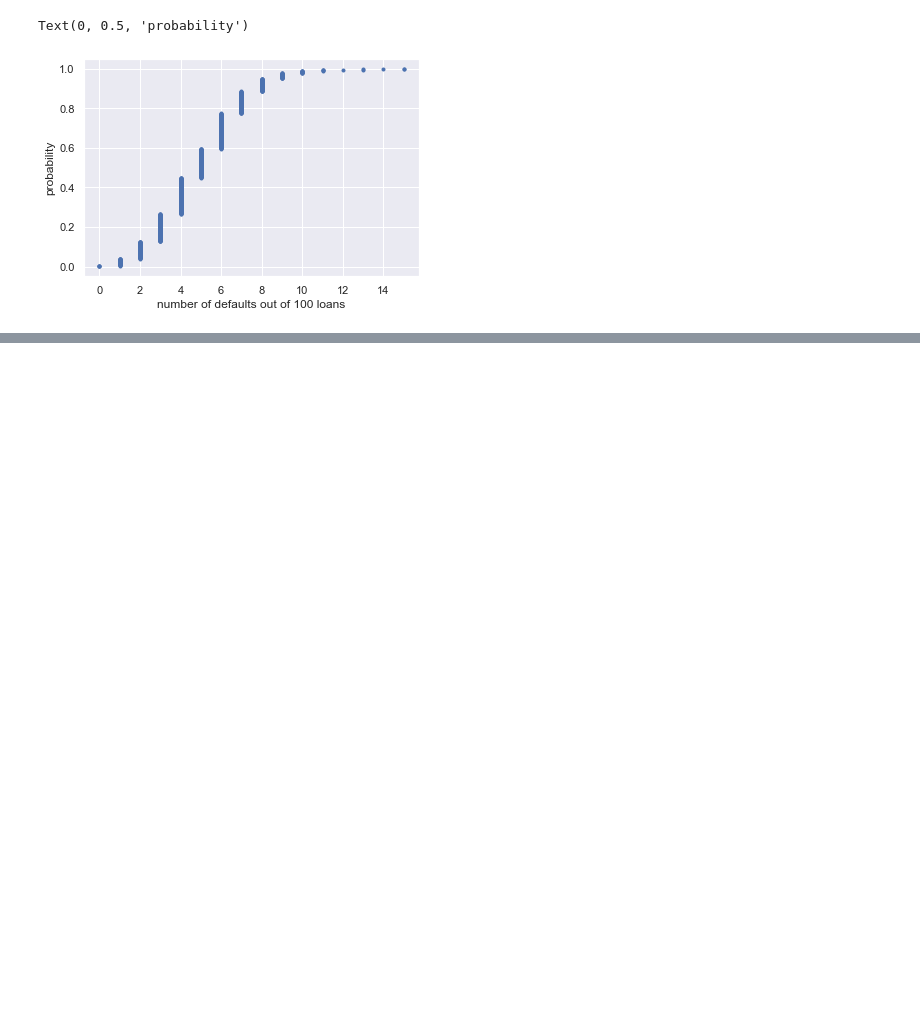
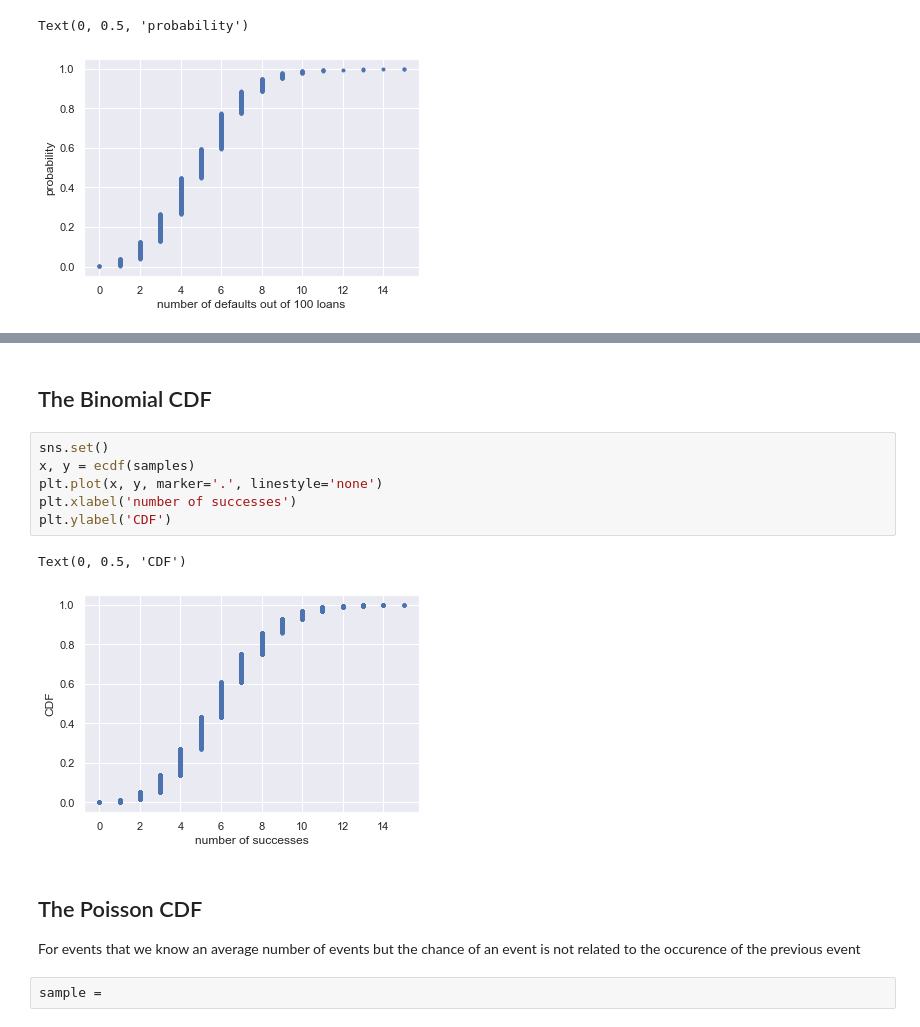
Before and after one commit to kipmadden/Statistical-Thinking, a Jupyter notebook: Election Data 2008.ipynb, the cells around one changed output, grey strips where cells are left out. Drawn from its saved outputs; the diff is of its cells as text; blank space fills up the shorter version.

```diff
--- a/Election Data 2008.ipynb
+++ b/Election Data 2008.ipynb
@@ -263,0 +272,18 @@ Probability of losing money = [0.    0.    0.    0.    0.    0.    0.    0.    0
+# %% [markdown]
+## The Binomial CDF
+# %%
+sns.set()
+x, y = ecdf(samples)
+plt.plot(x, y, marker='.', linestyle='none')
+plt.xlabel('number of successes')
+plt.ylabel('CDF')
+# %% [output]
+Text(0, 0.5, 'CDF')
+[figure, added]
+# %% [markdown]
+## The Poisson CDF
+
+For events that we know an average number of events but the chance of an event is not
+related to the occurence of the previous event
+# %%
+sample =
```
Also changed, not shown: parts of 7 cells of this notebook.
